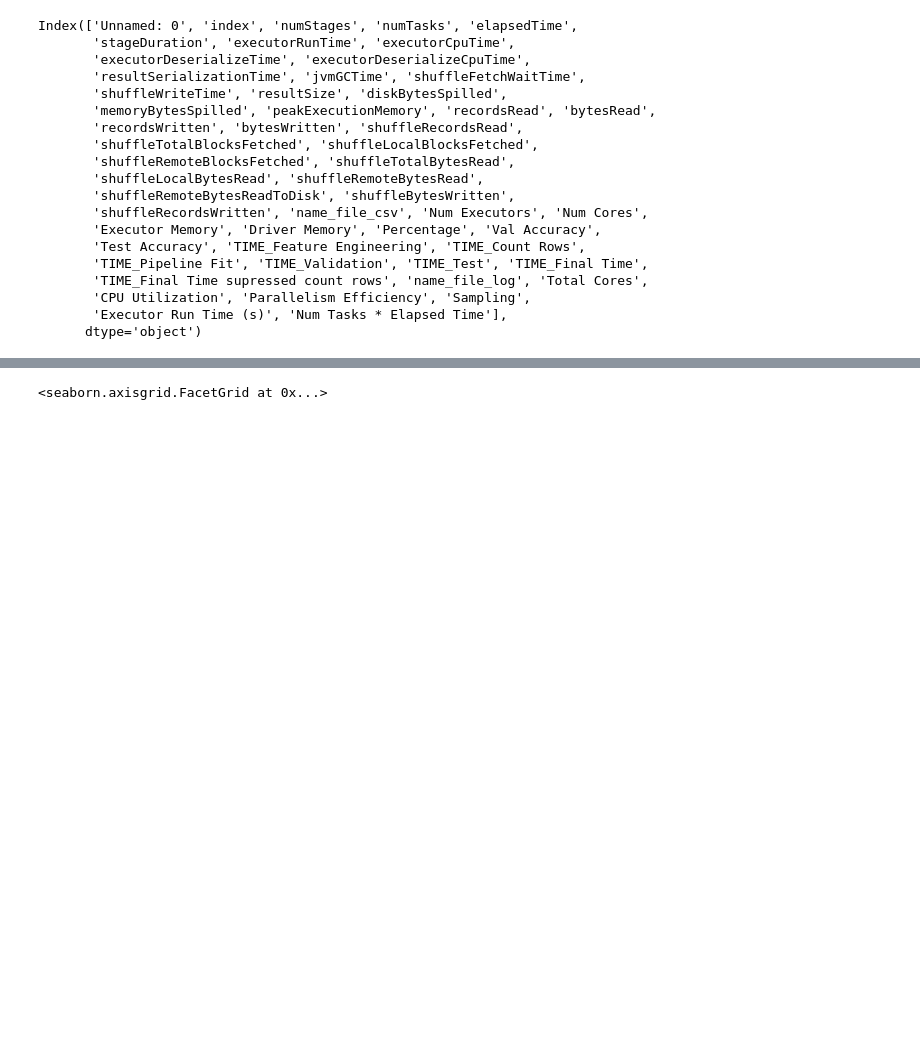
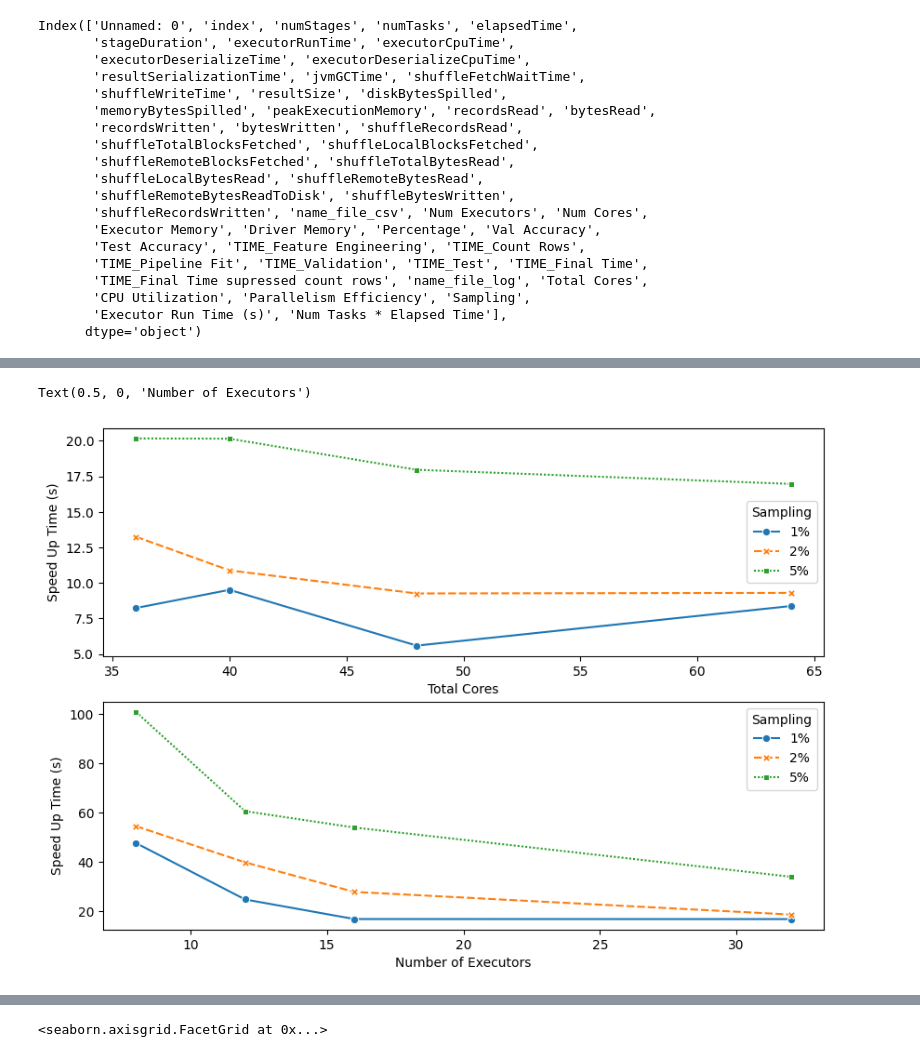
Before and after one commit to beatrizbsperes/FRACTAL_Big_Data, a Jupyter notebook: plot.ipynb, the cells around one changed output, grey strips where cells are left out. Drawn from its saved outputs; the diff is of its cells as text; code cells hidden in the pictures; blank space fills up the shorter version.

```diff
--- a/plot.ipynb
+++ b/plot.ipynb
@@ -425,0 +437,30 @@ Text(0.5, 1.0, 'Performance Analysis')
+# %%
+fig, ax = plt.subplots(nrows=2, figsize=(10,7))
+
+ax[0] = sns.lineplot(
+    data = dff,
+    x = 'Total Cores',
+    y = (dff['elapsedTime'] / dff['Total Cores'])/1000,
+    markers=True,
+    hue='Sampling',
+    style='Sampling',
+    ax=ax[0]
+)
+ax[0].set_ylabel('Speed Up Time (s)')
+ax[0].set_xlabel('Total Cores')
+
+ax[1] = sns.lineplot(
+    data = dff,
+    x = 'Num Executors',
+    y = (dff['elapsedTime'] / dff['Num Executors'])/1000,
+    markers=True,
+    hue='Sampling',
+    style='Sampling',
+    ax=ax[1]
+)
+ax[1].set_ylabel('Speed Up Time (s)')
+ax[1].set_xlabel('Number of Executors')
+#ax.set_title("Performance Analysis")
+# %% [output]
+Text(0.5, 0, 'Number of Executors')
+[figure, added]
```
Also changed, not shown: parts of 19 cells of this notebook, 3 other files.
